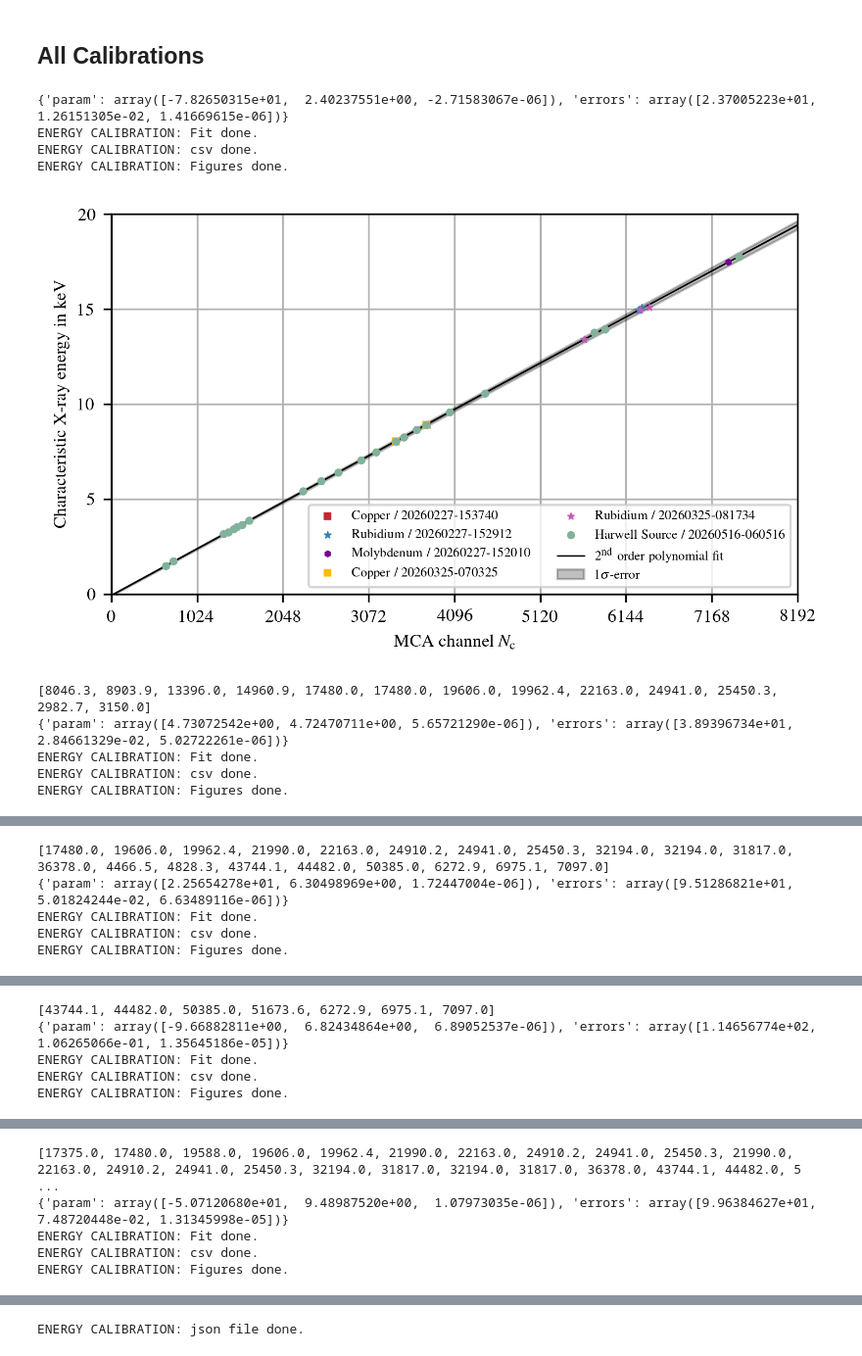
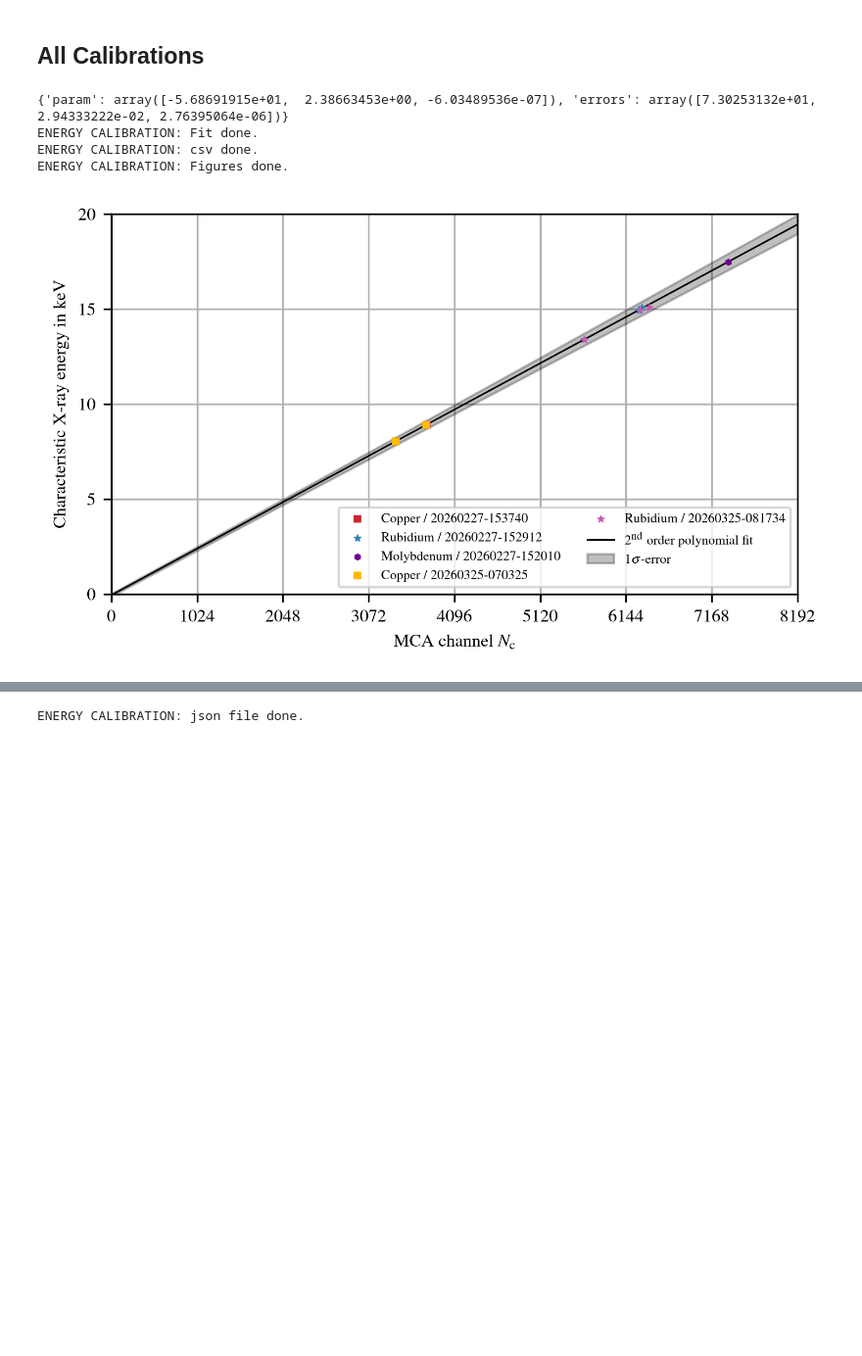
Before and after one commit to SirPhoenix007/IBA-Bonn, a Jupyter notebook: Study_2602_PIXEDetector/PIXE_EnergyCal.ipynb, the cells around one changed output, grey strips where cells are left out. Shown at 98% size. Cells and saved outputs as stored; diff of their text form; code cells hidden in the pictures; blank space fills up the shorter version.

```diff
--- a/Study_2602_PIXEDetector/PIXE_EnergyCal.ipynb
+++ b/Study_2602_PIXEDetector/PIXE_EnergyCal.ipynb
@@ -587,7 +587,7 @@ def EnergyCal_8192_10922(nameEnergyCal:str, measurementDate:str):
                   3250.0, 3435.0, 13759.84, 13944.0, 17750.36,
                   3525.0,
                   3635.0, 3869.0,
-                  8046.3,8903.9,
+                  8046.3, 8903.9,
                   8637.2, 9570.4,
                   7480.3, 8266.8,
                   6405.2, 7059.3,
@@ -636,13 +636,13 @@ def EnergyCal_8192_10922(nameEnergyCal:str, measurementDate:str):
                     ]
 
     lines,peaks,peaks_err = [],[],[]
-    for e in [Cu_lines_B, Cu_lines_D, Rb_lines_B, Rb_lines_D, Mo_lines_B, HwS_lines]:
+    for e in [Cu_lines_B, Cu_lines_D, Rb_lines_B, Rb_lines_D, Mo_lines_B]: #, HwS_lines
         for i in e:
             lines.append(i)
-    for e in [Cu_MCA_B_err, Cu_MCA_D_err, Rb_MCA_B_err, Rb_MCA_D_err, Mo_MCA_B_err, HwS_MCA_err]:
+    for e in [Cu_MCA_B_err, Cu_MCA_D_err, Rb_MCA_B_err, Rb_MCA_D_err, Mo_MCA_B_err]: #, HwS_MCA_err
         for i in e:
             peaks_err.append(i)
-    for e in [Cu_MCA_B, Cu_MCA_D, Rb_MCA_B, Rb_MCA_D, Mo_MCA_B, HwS_MCA]:
+    for e in [Cu_MCA_B, Cu_MCA_D, Rb_MCA_B, Rb_MCA_D, Mo_MCA_B]: # , HwS_MCA
         for i in e:
             peaks.append(i)
     # print(lines)
@@ -665,7 +665,7 @@ def EnergyCal_8192_10922(nameEnergyCal:str, measurementDate:str):
     ax.scatter(Mo_MCA_B, Mo_lines_B, s=10, marker='h', lw=0.1, color=color_schemes['c_rainbow'][7], zorder=3, label=f'Molybdenum / 20260227-152010')
     ax.scatter(Cu_MCA_D, Cu_lines_D, s=10, marker='s', lw=0.1, color=color_schemes['c_five'][0], zorder=3, label=f'Copper / 20260325-070325')
     ax.scatter(Rb_MCA_D, Rb_lines_D, s=10, marker='*', lw=0.5, color=color_schemes['c_five'][4], zorder=3, label=f'Rubidium / 20260325-081734')
-    ax.scatter(HwS_MCA, HwS_lines, s=10, marker='o', lw=0.5, color=color_schemes['c_five'][3], zorder=3, label=f'Harwell Source / 20260516-060516')
+    # ax.scatter(HwS_MCA, HwS_lines, s=10, marker='o', lw=0.5, color=color_schemes['c_five'][3], zorder=3, label=f'Harwell Source / 20260516-060516')
     # ax.scatter(Mo_MCA_D, Mo_lines_D, s=10, marker='s', lw=0.1, color=color_schemes['c_rainbow'][7], zorder=3, label=f'Molybdenum / 20260227-152010')
 
     xlin = np.linspace(0,8192,8192)
@@ -1164,36 +1164,31 @@ def EnergyCal_8192_3400(nameEnergyCal:str, measurementDate:str):
 ## All Calibrations
 # %%
 nameEnergyCal = 'MCA_8192-EG_10922'
-measurementDate = 'Set_B_D + HwS'
+measurementDate = 'Set_B_D'
 lines_8192_10922, peaks_8192_10922, peaks_err_8192_10922, beta_export_8192_10922 = EnergyCal_8192_10922(nameEnergyCal=nameEnergyCal, measurementDate=measurementDate)
 
-nameEnergyCal = 'MCA_8192-EG_5461'
-measurementDate = 'Set_B_D'
-lines_8192_5461, peaks_8192_5461, peaks_err_8192_5461, beta_export_8192_5461 = EnergyCal_8192_5461(nameEnergyCal=nameEnergyCal, measurementDate=measurementDate)
+# nameEnergyCal = 'MCA_8192-EG_5461'
+# measurementDate = 'Set_B_D'
+# lines_8192_5461, peaks_8192_5461, peaks_err_8192_5461, beta_export_8192_5461 = EnergyCal_8192_5461(nameEnergyCal=nameEnergyCal, measurementDate=measurementDate)
 
-nameEnergyCal = 'MCA_8192-EG_4096'
-measurementDate = 'Set_B_D'
-lines_8192_4096, peaks_8192_4096, peaks_err_8192_4096, beta_export_8192_4096 = EnergyCal_8192_4096(nameEnergyCal=nameEnergyCal, measurementDate=measurementDate)
+# nameEnergyCal = 'MCA_8192-EG_4096'
+# measurementDate = 'Set_B_D'
+# lines_8192_4096, peaks_8192_4096, peaks_err_8192_4096, beta_export_8192_4096 = EnergyCal_8192_4096(nameEnergyCal=nameEnergyCal, measurementDate=measurementDate)
 
-nameEnergyCal = 'MCA_8192-EG_3770'
-measurementDate = 'Set_B_D'
-lines_8192_3770, peaks_8192_3770, peaks_err_8192_3770, beta_export_8192_3770 = EnergyCal_8192_3770(nameEnergyCal=nameEnergyCal, measurementDate=measurementDate)
+# nameEnergyCal = 'MCA_8192-EG_3770'
+# measurementDate = 'Set_B_D'
+# lines_8192_3770, peaks_8192_3770, peaks_err_8192_3770, beta_export_8192_3770 = EnergyCal_8192_3770(nameEnergyCal=nameEnergyCal, measurementDate=measurementDate)
 
-nameEnergyCal = 'MCA_8192-EG_2730'
-measurementDate = 'Set_B_D'
-lines_8192_2730, peaks_8192_2730, peaks_err_8192_2730, beta_export_8192_2730 = EnergyCal_8192_2730(nameEnergyCal=nameEnergyCal, measurementDate=measurementDate)
+# nameEnergyCal = 'MCA_8192-EG_2730'
+# measurementDate = 'Set_B_D'
+# lines_8192_2730, peaks_8192_2730, peaks_err_8192_2730, beta_export_8192_2730 = EnergyCal_8192_2730(nameEnergyCal=nameEnergyCal, measurementDate=measurementDate)
 
-nameEnergyCal = 'MCA_8192-EG_3400'
-measurementDate = 'Harwell_Source'
-lines_8192_3400, peaks_8192_3400, peaks_err_8192_3400, beta_export_8192_3400 = EnergyCal_8192_3400(nameEnergyCal=nameEnergyCal, measurementDate=measurementDate)
+# nameEnergyCal = 'MCA_8192-EG_3400'
+# measurementDate = 'Harwell_Source'
+# lines_8192_3400, peaks_8192_3400, peaks_err_8192_3400, beta_export_8192_3400 = EnergyCal_8192_3400(nameEnergyCal=nameEnergyCal, measurementDate=measurementDate)
 # %% [output]
-{'param': array([-7.82650315e+01,  2.40237551e+00, -2.71583067e-06]), 'errors': array([2.37005223e+01, 1.26151305e-02, 1.41669615e-06])}
+{'param': array([-5.68691915e+01,  2.38663453e+00, -6.03489536e-07]), 'errors': array([7.30253132e+01, 2.94333222e-02, 2.76395064e-06])}
 ENERGY CALIBRATION: Fit done.
 ENERGY CALIBRATION: csv done.
 ENERGY CALIBRATION: Figures done.
-[figure, old version]
+[figure, new version]
-[8046.3, 8903.9, 13396.0, 14960.9, 17480.0, 17480.0, 19606.0, 19962.4, 22163.0, 24941.0, 25450.3, 2982.7, 3150.0]
-{'param': array([4.73072542e+00, 4.72470711e+00, 5.65721290e-06]), 'errors': array([3.89396734e+01, 2.84661329e-02, 5.02722261e-06])}
-ENERGY CALIBRATION: Fit done.
-ENERGY CALIBRATION: csv done.
-ENERGY CALIBRATION: Figures done.
@@ -1201,5 +1194,0 @@ ENERGY CALIBRATION: Figures done.
-[17480.0, 19606.0, 19962.4, 21990.0, 22163.0, 24910.2, 24941.0, 25450.3, 32194.0, 32194.0, 31817.0, 36378.0, 4466.5, 4828.3, 43744.1, 44482.0, 50385.0, 6272.9, 6975.1, 7097.0]
-{'param': array([2.25654278e+01, 6.30498969e+00, 1.72447004e-06]), 'errors': array([9.51286821e+01, 5.01824244e-02, 6.63489116e-06])}
-ENERGY CALIBRATION: Fit done.
-ENERGY CALIBRATION: csv done.
-ENERGY CALIBRATION: Figures done.
@@ -1207,5 +1194,0 @@ ENERGY CALIBRATION: Figures done.
-[43744.1, 44482.0, 50385.0, 51673.6, 6272.9, 6975.1, 7097.0]
-{'param': array([-9.66882811e+00,  6.82434864e+00,  6.89052537e-06]), 'errors': array([1.14656774e+02, 1.06265066e-01, 1.35645186e-05])}
-ENERGY CALIBRATION: Fit done.
-ENERGY CALIBRATION: csv done.
-ENERGY CALIBRATION: Figures done.
@@ -1213,5 +1194,0 @@ ENERGY CALIBRATION: Figures done.
-[17375.0, 17480.0, 19588.0, 19606.0, 19962.4, 21990.0, 22163.0, 24910.2, 24941.0, 25450.3, 21990.0, 22163.0, 24910.2, 24941.0, 25450.3, 32194.0, 31817.0, 32194.0, 31817.0, 36378.0, 43744.1, 44482.0, 5 ...
-{'param': array([-5.07120680e+01,  9.48987520e+00,  1.07973035e-06]), 'errors': array([9.96384627e+01, 7.48720448e-02, 1.31345998e-05])}
-ENERGY CALIBRATION: Fit done.
-ENERGY CALIBRATION: csv done.
-ENERGY CALIBRATION: Figures done.
```
Also changed, not shown: parts of 3 cells of this notebook, 4 other files.
